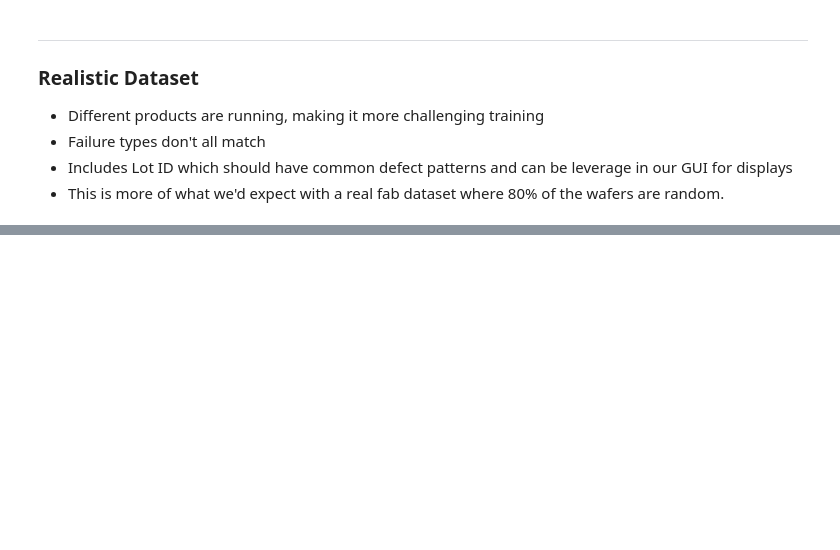
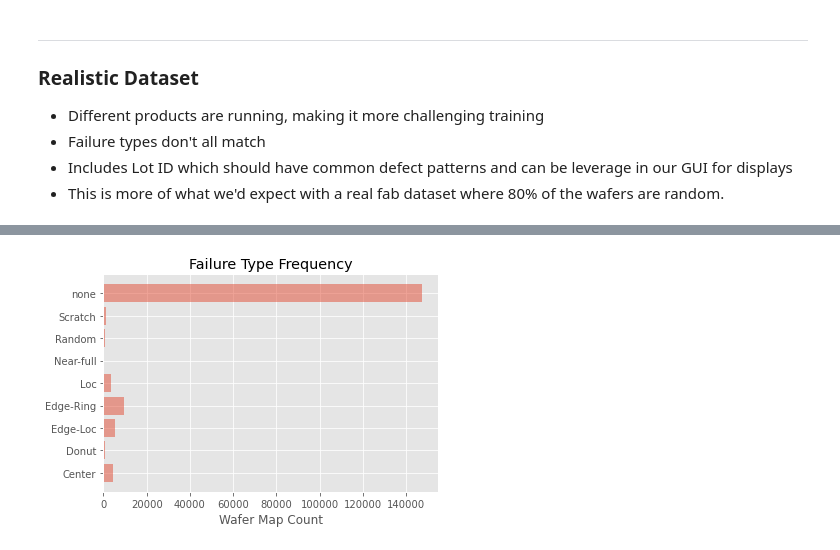
Before and after one commit to sngatzemeier/Wafer-Defect-Classification, a Jupyter notebook: EDA_Notebook.ipynb, the cells around one changed output, grey strips where cells are left out. Saved outputs shown, nothing was run; the diff lists cells and outputs as text; code cells hidden in the pictures; blank space fills up the shorter version.

```diff
--- a/EDA_Notebook.ipynb
+++ b/EDA_Notebook.ipynb
@@ -293,0 +245,14 @@ for x in ax:
+# %%
+# Remove Blanks
+Labels.pop()
+y_pos = np.arange(len(Labels))
+Counts = Counts[:-1]
+
+# Plot w/o Blanks
+plt.barh(y_pos, Counts, align='center', alpha=0.5)
+plt.yticks(y_pos, Labels)
+plt.xlabel('Wafer Map Count')
+plt.title('Failure Type Frequency')
+plt.show()
+# %% [output]
+[figure, added]
```
Also changed, not shown: parts of 20 cells of this notebook.
